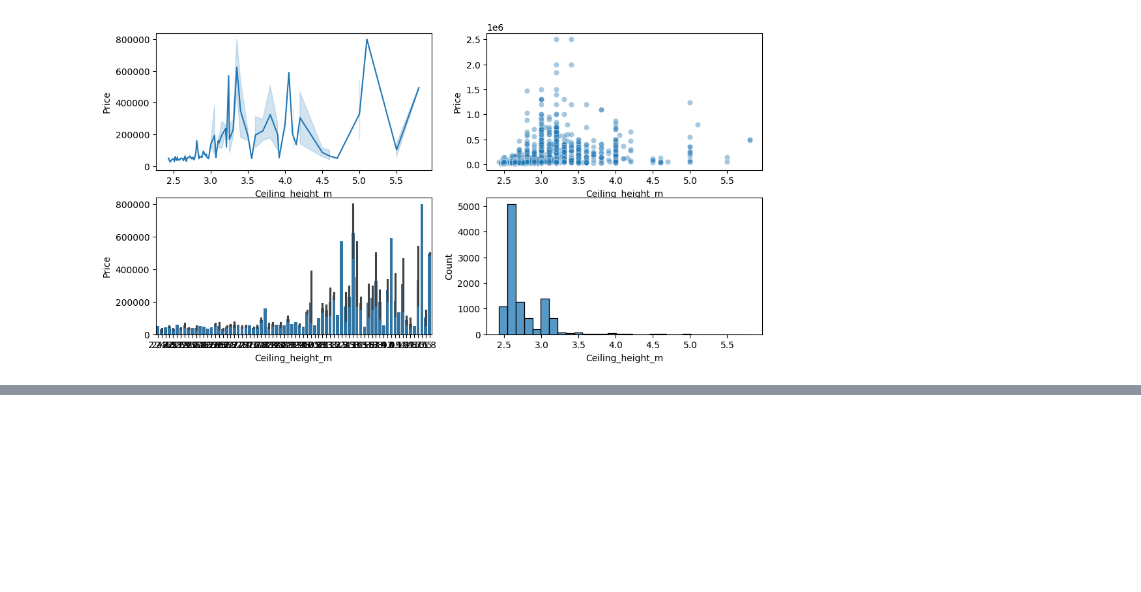
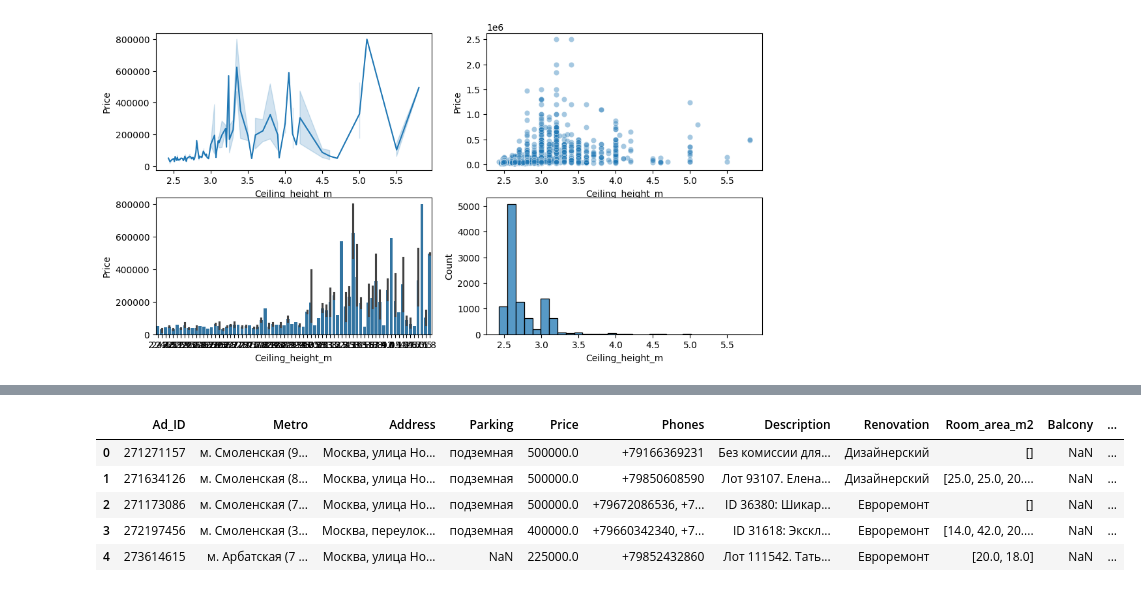
Before and after one commit to prihoslo/data_analysis_project, a Jupyter notebook: program_files/test.ipynb, the cells around one changed output, grey strips where cells are left out. Drawn from its saved outputs; the diff is of its cells as text; code cells hidden in the pictures; blank space fills up the shorter version.

```diff
--- a/program_files/test.ipynb
+++ b/program_files/test.ipynb
@@ -423,0 +504,9 @@ plt.show()
+# %%
+df.head(5)
+# %% [output]
+|  | Ad_ID | Metro | Address | Parking | Price | Phones | Description | Renovation | Room_area_m2 | Balcony | ... |
+| 0 | 271271157 | м. Смоленская (9... | Москва, улица Но... | подземная | 500000.0 | +79166369231 | Без комиссии для... | Дизайнерский | [] | NaN | ... |
+| 1 | 271634126 | м. Смоленская (8... | Москва, улица Но... | подземная | 500000.0 | +79850608590 | Лот 93107. Елена... | Дизайнерский | [25.0, 25.0, 20.... | NaN | ... |
+| 2 | 271173086 | м. Смоленская (7... | Москва, улица Но... | подземная | 500000.0 | +79672086536, +7... | ID 36380: Шикар... | Евроремонт | [] | NaN | ... |
+| 3 | 272197456 | м. Смоленская (3... | Москва, переулок... | подземная | 400000.0 | +79660342340, +7... | ID 31618: Экскл... | Евроремонт | [14.0, 42.0, 20.... | NaN | ... |
+| 4 | 273614615 | м. Арбатская (7 ... | Москва, улица Но... | NaN | 225000.0 | +79852432860 | Лот 111542. Тать... | Евроремонт | [20.0, 18.0] | NaN | ... |
```
Also changed, not shown: parts of 17 cells of this notebook.
